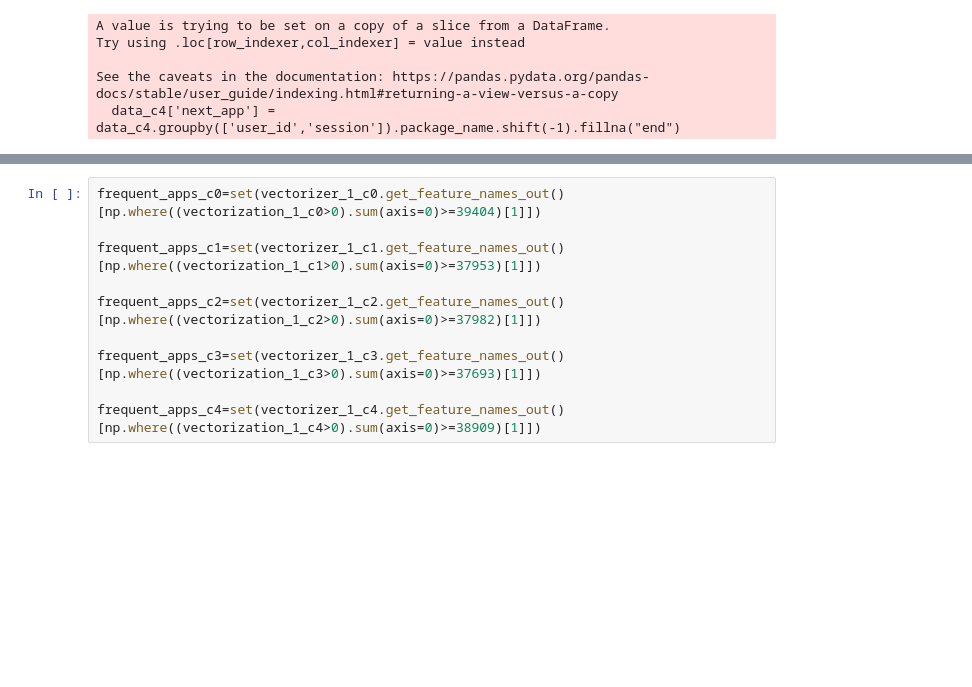
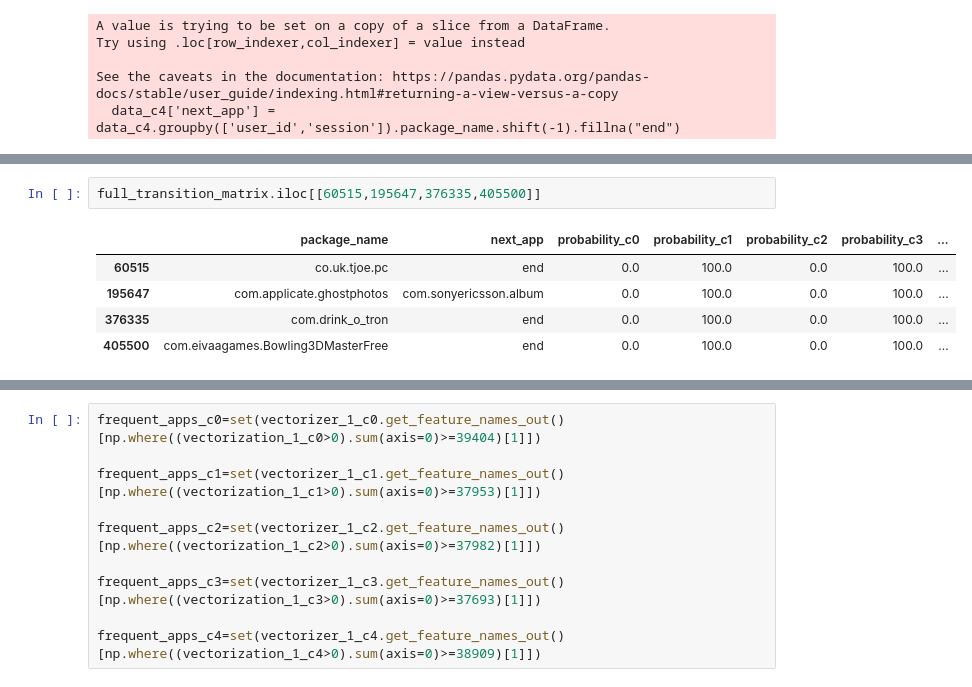
Before and after one commit to ClaraAndersen/motifs_and_competition_in_app_usage, a Jupyter notebook: app_groups.ipynb, the cells around one changed output, grey strips where cells are left out. Saved outputs shown, nothing was run; the diff lists cells and outputs as text; blank space fills up the shorter version.

```diff
--- a/app_groups.ipynb
+++ b/app_groups.ipynb
@@ -1077,0 +1138,8 @@ See the caveats in the documentation: https://pandas.pydata.org/pandas-docs/stab
+# %%
+full_transition_matrix.iloc[[60515,195647,376335,405500]]
+# %% [output]
+|  | package_name | next_app | probability_c0 | probability_c1 | probability_c2 | probability_c3 | ... |
+| 60515 | co.uk.tjoe.pc | end | 0.0 | 100.0 | 0.0 | 100.0 | ... |
+| 195647 | com.applicate.ghostphotos | com.sonyericsson.album | 0.0 | 100.0 | 0.0 | 100.0 | ... |
+| 376335 | com.drink_o_tron | end | 0.0 | 100.0 | 0.0 | 100.0 | ... |
+| 405500 | com.eivaagames.Bowling3DMasterFree | end | 0.0 | 100.0 | 0.0 | 100.0 | ... |
```
Also changed, not shown: parts of 20 cells of this notebook.
